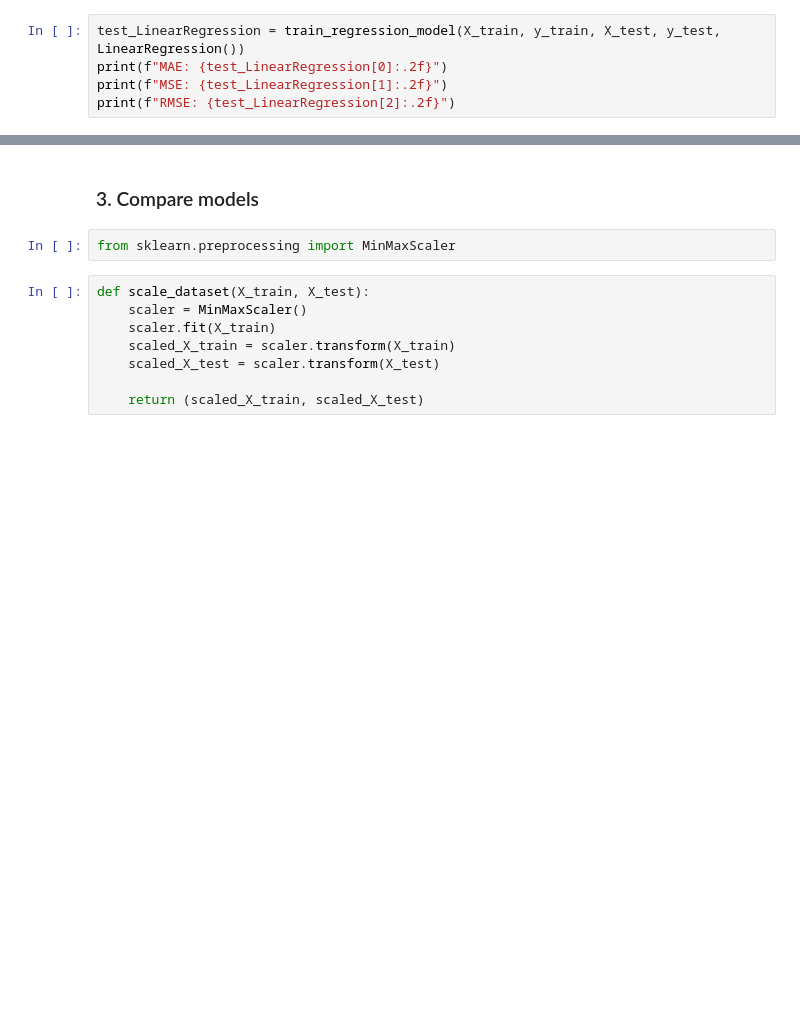
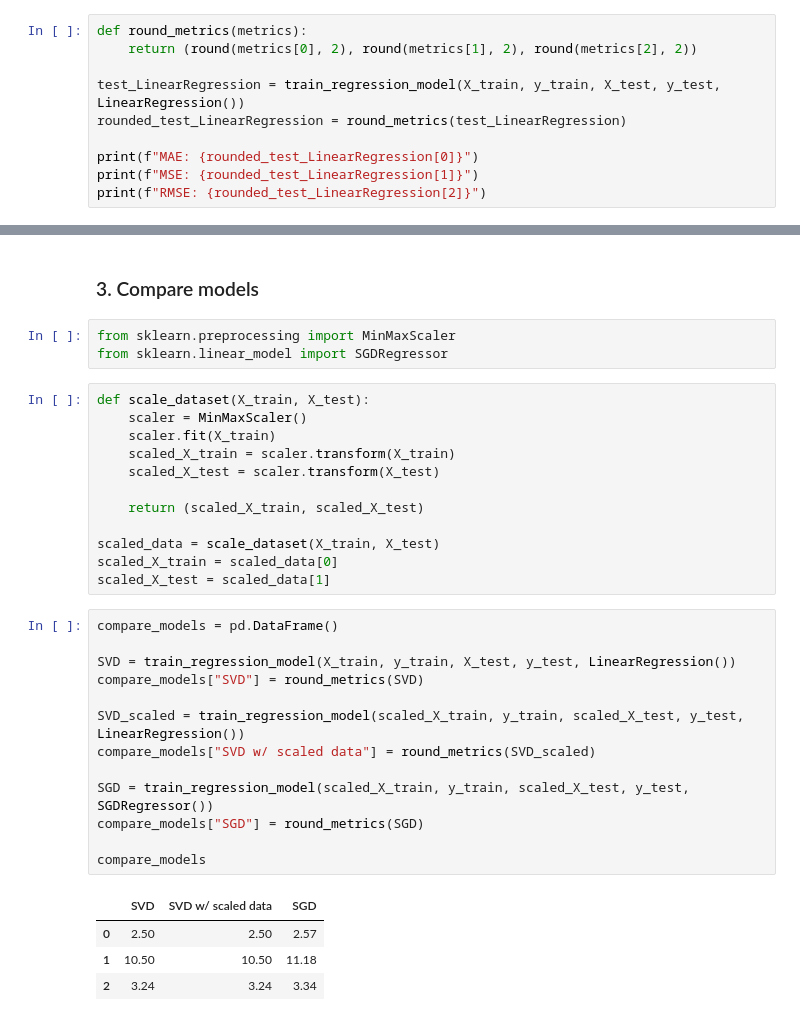
Before and after one commit to cseander/Maskininlarning-Christopher-Seander, a Jupyter notebook: Exercises/Exercise_2.ipynb, the cells around one changed output, grey strips where cells are left out. Cells and saved outputs as stored; diff of their text form; blank space fills up the shorter version.

```diff
--- a/Exercises/Exercise_2.ipynb
+++ b/Exercises/Exercise_2.ipynb
@@ -144,8 +144,13 @@ def train_regression_model(X_train, y_train, X_test, y_test, model):
 
     return (MAE, MSE, RMSE)
 # %%
+def round_metrics(metrics):
+    return (round(metrics[0], 2), round(metrics[1], 2), round(metrics[2], 2))
+
 test_LinearRegression = train_regression_model(X_train, y_train, X_test, y_test, LinearRegression())
-print(f"MAE: {test_LinearRegression[0]:.2f}")
-print(f"MSE: {test_LinearRegression[1]:.2f}")
-print(f"RMSE: {test_LinearRegression[2]:.2f}")
+rounded_test_LinearRegression = round_metrics(test_LinearRegression)
+
+print(f"MAE: {rounded_test_LinearRegression[0]}")
+print(f"MSE: {rounded_test_LinearRegression[1]}")
+print(f"RMSE: {rounded_test_LinearRegression[2]}")
 # %% [output]
@@ -156,6 +161,7 @@ RMSE: 3.24
 ### 3. Compare models
 # %%
 from sklearn.preprocessing import MinMaxScaler
+from sklearn.linear_model import SGDRegressor
 # %%
 def scale_dataset(X_train, X_test):
     scaler = MinMaxScaler()
@@ -164,3 +170,25 @@ def scale_dataset(X_train, X_test):
     scaled_X_test = scaler.transform(X_test)
 
     return (scaled_X_train, scaled_X_test)
+
+scaled_data = scale_dataset(X_train, X_test)
+scaled_X_train = scaled_data[0]
+scaled_X_test = scaled_data[1]
+# %%
+compare_models = pd.DataFrame()
+
+SVD = train_regression_model(X_train, y_train, X_test, y_test, LinearRegression())
+compare_models["SVD"] = round_metrics(SVD)
+
+SVD_scaled = train_regression_model(scaled_X_train, y_train, scaled_X_test, y_test, LinearRegression())
+compare_models["SVD w/ scaled data"] = round_metrics(SVD_scaled)
+
+SGD = train_regression_model(scaled_X_train, y_train, scaled_X_test, y_test, SGDRegressor())
+compare_models["SGD"] = round_metrics(SGD)
+
+compare_models
+# %% [output]
+|  | SVD | SVD w/ scaled data | SGD |
+| 0 | 2.50 | 2.50 | 2.57 |
+| 1 | 10.50 | 10.50 | 11.18 |
+| 2 | 3.24 | 3.24 | 3.34 |
```
Also changed, not shown: parts of 1 cell of this notebook.
